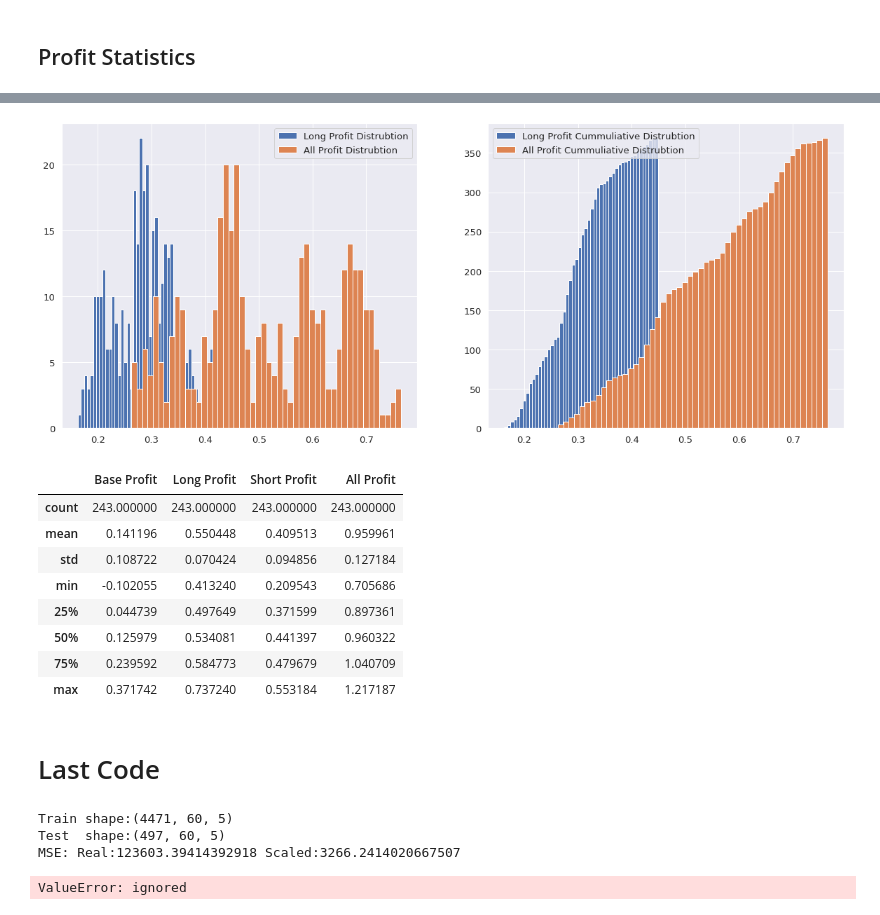
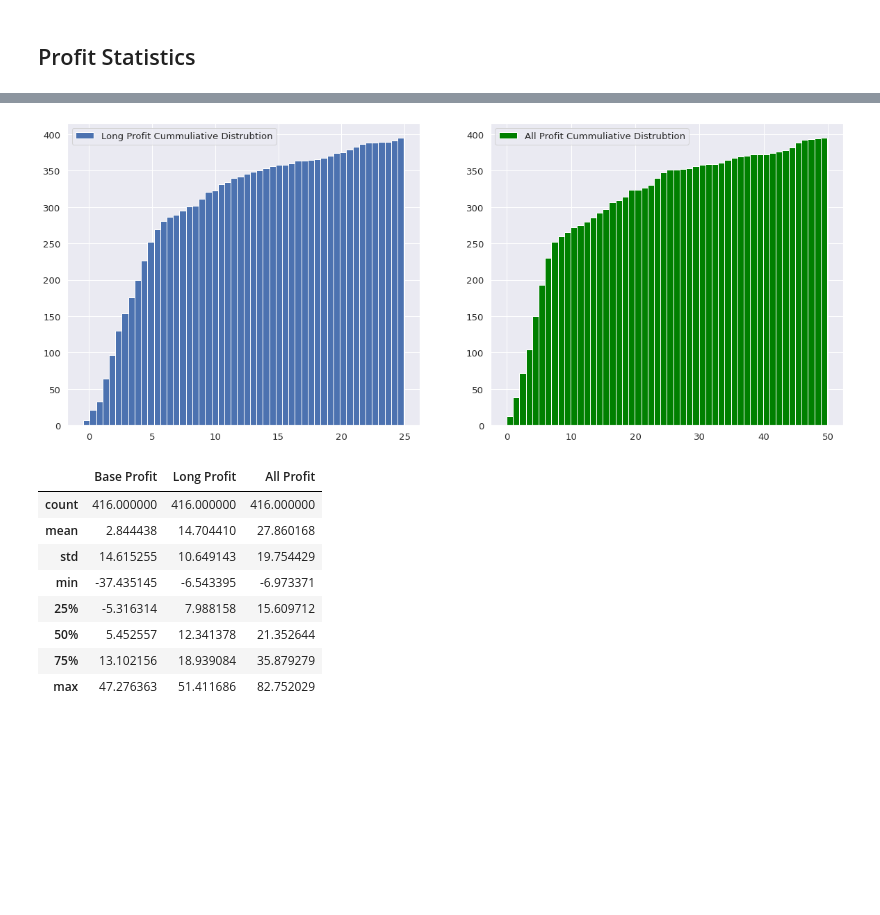
Before and after one commit to ajmal017/FinTech, a Jupyter notebook: Predict_DualLTSM_Technical.ipynb, the cells around one changed output, grey strips where cells are left out. Cells and saved outputs as stored; diff of their text form; code cells hidden in the pictures; blank space fills up the shorter version.

```diff
--- a/Predict_DualLTSM_Technical.ipynb
+++ b/Predict_DualLTSM_Technical.ipynb
@@ -294,5 +320,6 @@ def calculate_accuracy(unscaled_y_test,
 # %%
-ticker = "^IXIC" #@param ["^GSCP", "^IXIC", "^DJI", "^VIX", "MSFT", "QCOM", "GE"]
-time_span = 6 #@param {type:"slider", min:1, max:12, step:1}
+ticker = "^GSPC" #@param ["^GSPC", "^IXIC", "^DJI", "^VIX", "INTC", "MSFT", "QCOM", "GE", "GOOGL", "NVDA"]
+time_span = 3 #@param {type:"slider", min:1, max:24, step:1}
+force_train = False #@param {type:"boolean"}
 time_span *= 21
 # %%
@@ -405,26 +492,22 @@ plt.show()
 # %%
 fig, axs = plt.subplots(1,2)
-axs[0].hist(portfolio_over_time['Long Profit'], bins=50, label="Long Profit Distrubtion")
-axs[0].hist(portfolio_over_time['All Profit'], bins=50, label="All Profit Distrubtion")
+axs[0].hist(portfolio_over_time['Long Profit'], bins=50, cumulative=True, label="Long Profit Cummuliative Distrubtion")
 axs[0].legend()
 
-axs[1].hist(portfolio_over_time['Long Profit'], bins=50, cumulative=True, label="Long Profit Cummuliative Distrubtion")
-axs[1].hist(portfolio_over_time['All Profit'], bins=50, cumulative=True, label="All Profit Cummuliative Distrubtion")
+axs[1].hist(portfolio_over_time['All Profit'], bins=50, cumulative=True, label="All Profit Cummuliative Distrubtion", color='green')
 axs[1].legend()
 plt.show()
 # %% [output]
-[figure, old version]
+[figure, new version]
 # %%
-display(portfolio_over_time.describe())
+display(portfolio_over_time[['Base Profit', 'Long Profit', 'All Profit']].describe())
 # %% [output]
-|  | Base Profit | Long Profit | Short Profit | All Profit |
-| count | 243.000000 | 243.000000 | 243.000000 | 243.000000 |
-| mean | 0.141196 | 0.550448 | 0.409513 | 0.959961 |
-| std | 0.108722 | 0.070424 | 0.094856 | 0.127184 |
-| min | -0.102055 | 0.413240 | 0.209543 | 0.705686 |
-| 25% | 0.044739 | 0.497649 | 0.371599 | 0.897361 |
-| 50% | 0.125979 | 0.534081 | 0.441397 | 0.960322 |
-| 75% | 0.239592 | 0.584773 | 0.479679 | 1.040709 |
-| max | 0.371742 | 0.737240 | 0.553184 | 1.217187 |
+|  | Base Profit | Long Profit | All Profit |
+| count | 416.000000 | 416.000000 | 416.000000 |
+| mean | 2.844438 | 14.704410 | 27.860168 |
+| std | 14.615255 | 10.649143 | 19.754429 |
+| min | -37.435145 | -6.543395 | -6.973371 |
+| 25% | -5.316314 | 7.988158 | 15.609712 |
+| 50% | 5.452557 | 12.341378 | 21.352644 |
+| 75% | 13.102156 | 18.939084 | 35.879279 |
+| max | 47.276363 | 51.411686 | 82.752029 |
-# %% [markdown]
-# Last Code
@@ -624,39 +513,0 @@ def build_portfolio(ticker,
-# %%
-# Create histroical data and technical indictaore
-# Normilize data and build set of winodws data
-ohlcv_histories, technical_indicators, next_day_values, unscaled_y, y_normaliser, prices, dates = create_dataset(ticker)
-
-# Build train and test data for both ohlcv and technical indicator
-ohlcv_train, tech_ind_train, y_train, ohlcv_test, tech_ind_test, y_test, unscaled_y_test, prices_test, dates_test = \
-build_test_train_data(ohlcv_histories=ohlcv_histories,
-                      technical_indicators=technical_indicators,
-                      next_day_values=next_day_values,
-                      unscaled_y=unscaled_y,
-                      prices=prices,
-                      dates=dates)
-
-# Build Model and train with train data
-model = build_train_model(ticker=ticker,
-                          ohlcv_train=ohlcv_train,
-                          tech_ind_train=tech_ind_train,
-                          y_train=y_train,
-                          history_points=history_points,
-                          technical_indicators=technical_indicators)
-
-# Build a predict price for test data
-y_test_predicted = predict_test_data(model=model,
-                  ohlcv_test=ohlcv_test,
-                  tech_ind_test=tech_ind_test,
-                  unscaled_y_test=unscaled_y_test,
-                  y_normaliser=y_normaliser)
-
-# Calculate and plot accuracy metrics
-calculate_accuracy(unscaled_y_test=unscaled_y_test,
-                   y_test_predicted=y_test_predicted,
-                   prices_test=prices_test,
-                   dates_test=dates_test)
-# %% [output]
-Train shape:(4471, 60, 5)
-Test  shape:(497, 60, 5)
-MSE: Real:123603.39414392918 Scaled:3266.2414020667507
-ValueError: ignored
```
Also changed, not shown: parts of 42 cells of this notebook.
